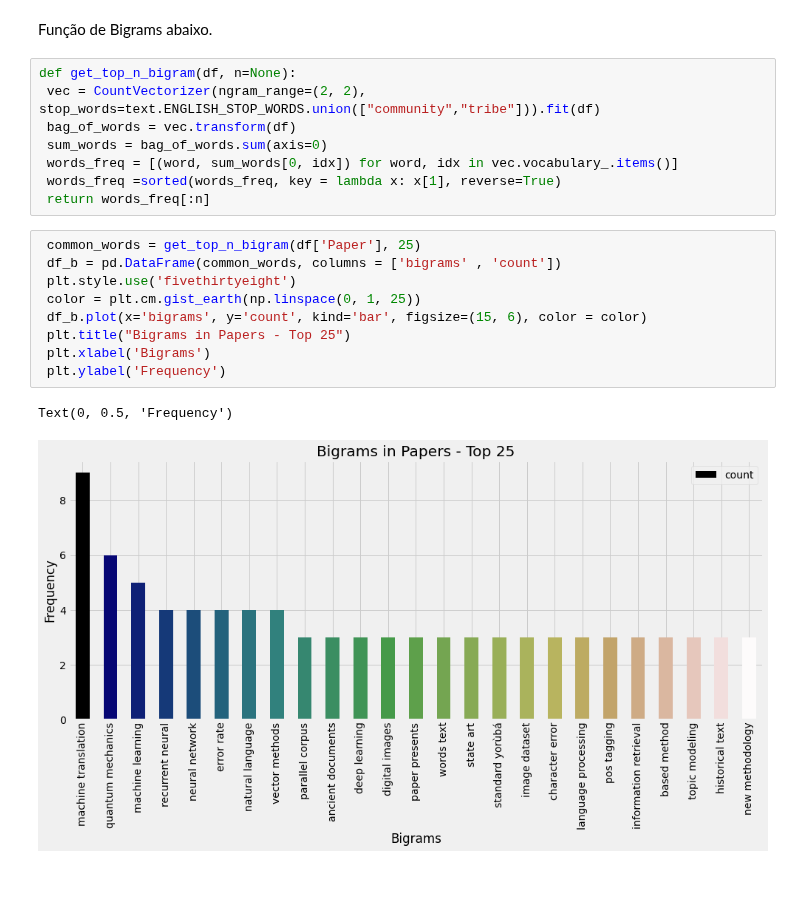
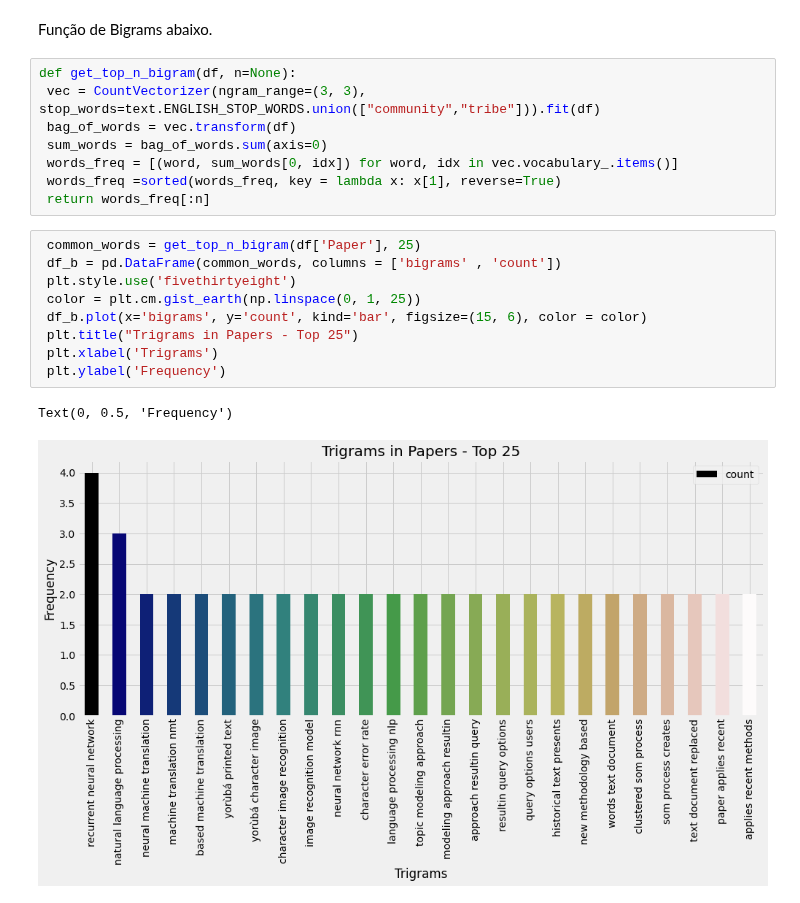
Before and after one commit to Bruno-cesar-dout/Versao_de_experimentos, a Jupyter notebook: Analise_de_frequencia_artigo_revisao.ipynb, the cells around one changed output. Drawn from its saved outputs; the diff is of its cells as text.

```diff
--- a/Analise_de_frequencia_artigo_revisao.ipynb
+++ b/Analise_de_frequencia_artigo_revisao.ipynb
@@ -321,7 +321,7 @@ df = pd.DataFrame(data, index=range(100, 125),columns=['Titulo', 'Paper'])
 Função de Bigrams abaixo.
 # %%
 def get_top_n_bigram(df, n=None):
- vec = CountVectorizer(ngram_range=(2, 2), stop_words=text.ENGLISH_STOP_WORDS.union(["community","tribe"])).fit(df)
+ vec = CountVectorizer(ngram_range=(3, 3), stop_words=text.ENGLISH_STOP_WORDS.union(["community","tribe"])).fit(df)
  bag_of_words = vec.transform(df)
  sum_words = bag_of_words.sum(axis=0)
  words_freq = [(word, sum_words[0, idx]) for word, idx in vec.vocabulary_.items()]
@@ -330,12 +330,12 @@ def get_top_n_bigram(df, n=None):
 # %%
  common_words = get_top_n_bigram(df['Paper'], 25)
  df_b = pd.DataFrame(common_words, columns = ['bigrams' , 'count'])
  plt.style.use('fivethirtyeight')
  color = plt.cm.gist_earth(np.linspace(0, 1, 25))
  df_b.plot(x='bigrams', y='count', kind='bar', figsize=(15, 6), color = color)
- plt.title("Bigrams in Papers - Top 25")
- plt.xlabel('Bigrams')
+ plt.title("Trigrams in Papers - Top 25")
+ plt.xlabel('Trigrams')
  plt.ylabel('Frequency')
 # %% [output]
 Text(0, 0.5, 'Frequency')
-[figure, old version]
+[figure, new version]
```
